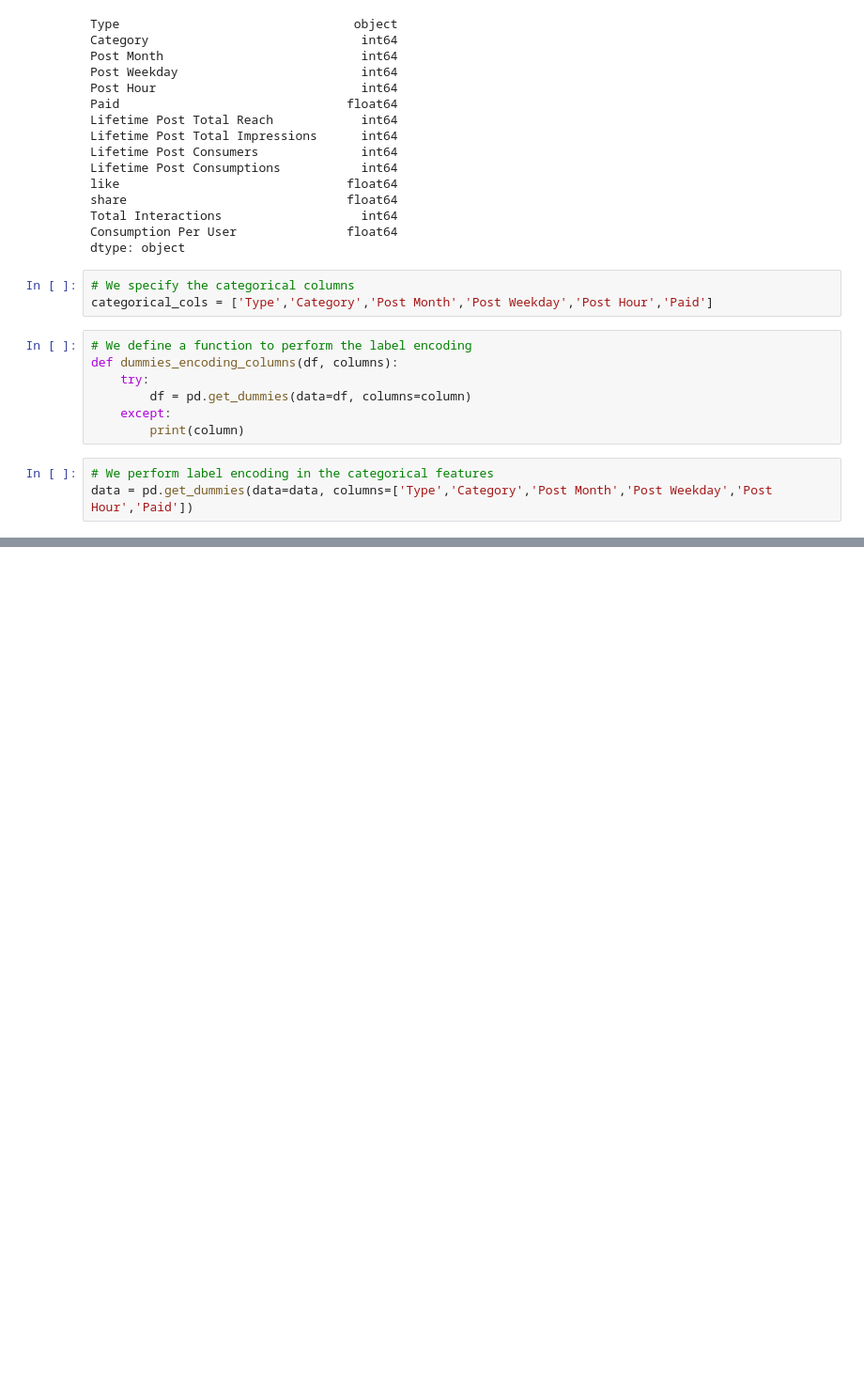
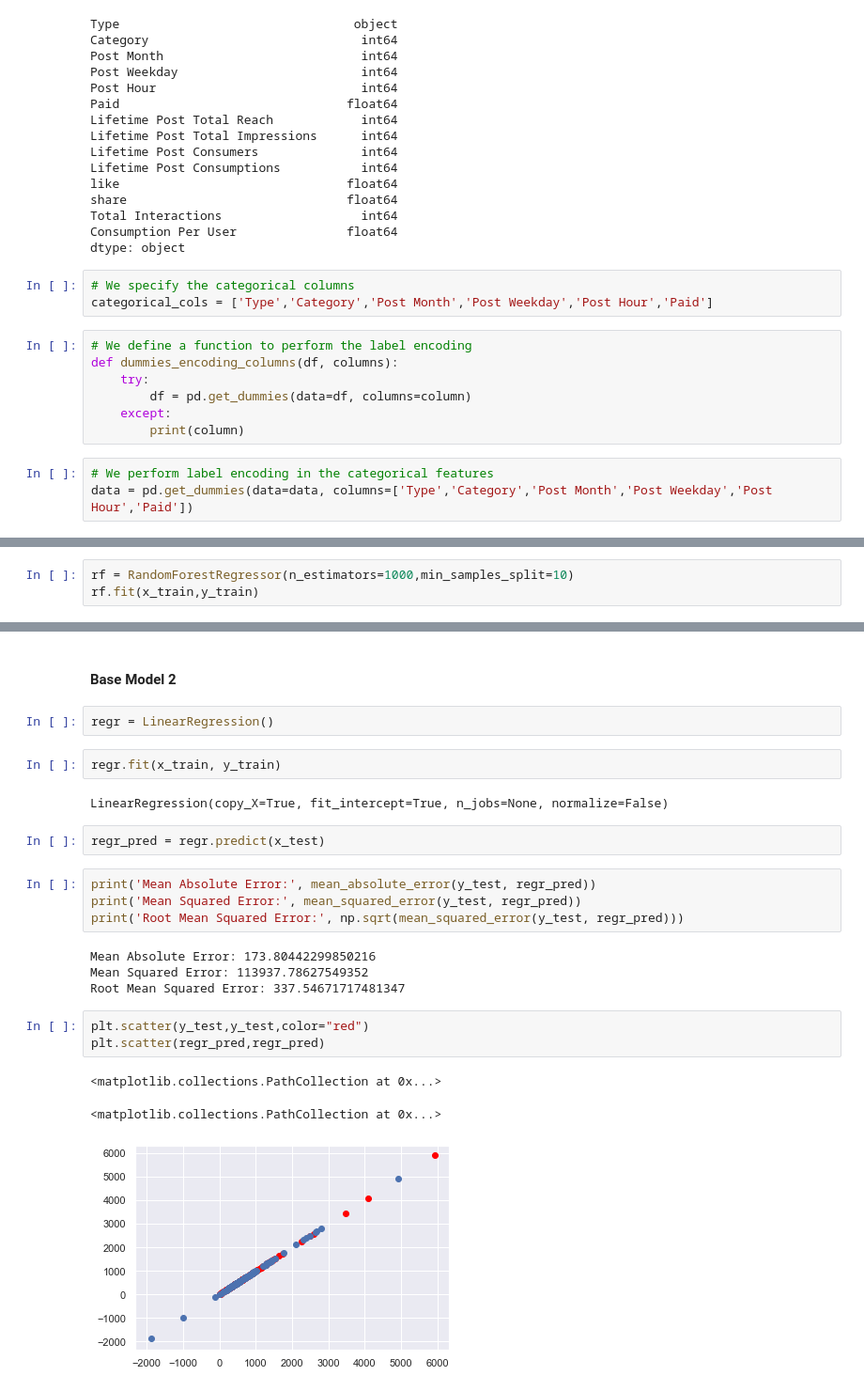
Before and after one commit to tomruarol/facebook_metrics_analysis, a Jupyter notebook: facebook_metrics_analysis.ipynb, the cells around one changed output, grey strips where cells are left out. Shown: that part at 94% size. Saved outputs shown, nothing was run; the diff lists cells and outputs as text; blank space fills up the shorter version.

```diff
--- a/facebook_metrics_analysis.ipynb
+++ b/facebook_metrics_analysis.ipynb
@@ -424,0 +530,3 @@ data = pd.get_dummies(data=data, columns=['Type','Category','Post Month','Post W
+# %%
+rf = RandomForestRegressor(n_estimators=1000,min_samples_split=10)
+rf.fit(x_train,y_train)
@@ -424,0 +554,25 @@ data = pd.get_dummies(data=data, columns=['Type','Category','Post Month','Post W
+# %% [markdown]
+#### Base Model 2
+# %%
+regr = LinearRegression()
+# %%
+regr.fit(x_train, y_train)
+# %% [output]
+LinearRegression(copy_X=True, fit_intercept=True, n_jobs=None, normalize=False)
+# %%
+regr_pred = regr.predict(x_test)
+# %%
+print('Mean Absolute Error:', mean_absolute_error(y_test, regr_pred))
+print('Mean Squared Error:', mean_squared_error(y_test, regr_pred))
+print('Root Mean Squared Error:', np.sqrt(mean_squared_error(y_test, regr_pred)))
+# %% [output]
+Mean Absolute Error: 173.80442299850216
+Mean Squared Error: 113937.78627549352
+Root Mean Squared Error: 337.54671717481347
+# %%
+plt.scatter(y_test,y_test,color="red")
+plt.scatter(regr_pred,regr_pred)
+# %% [output]
+<matplotlib.collections.PathCollection at 0x...>
+<matplotlib.collections.PathCollection at 0x...>
+[figure, added]
```
Also changed, not shown: parts of 21 cells of this notebook.
